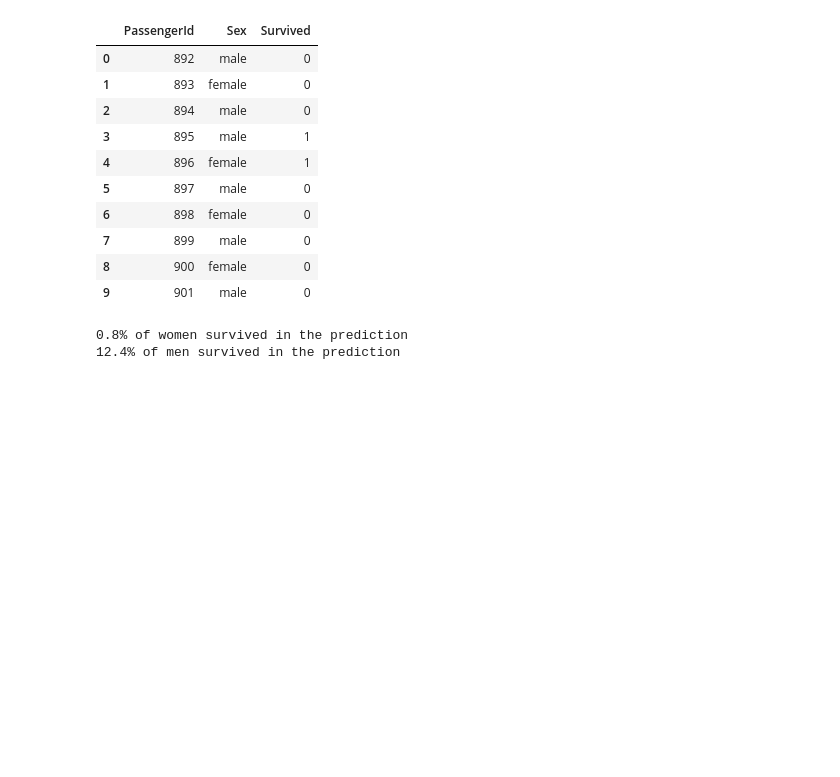
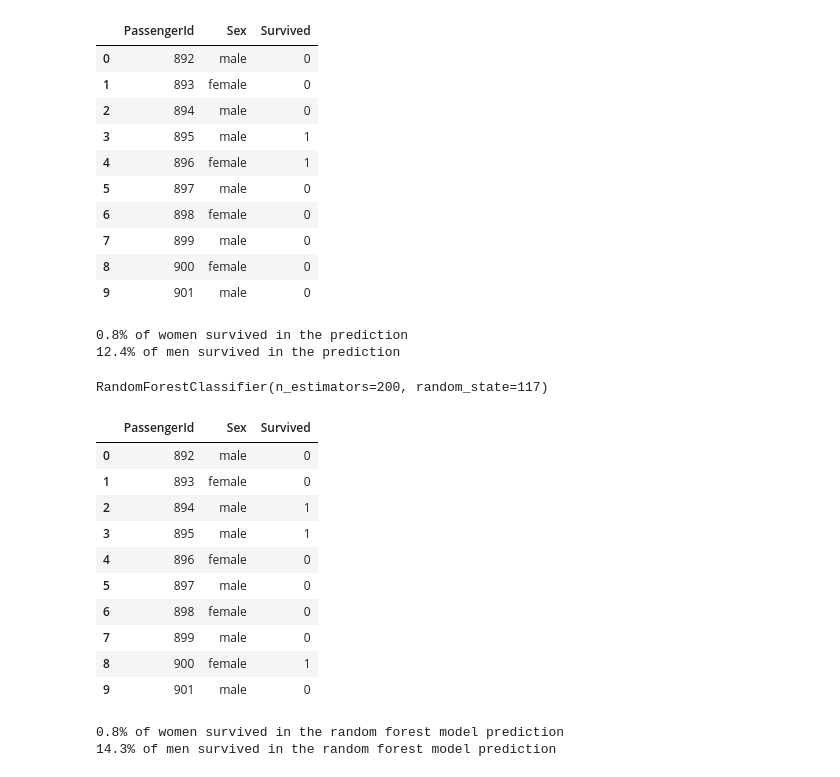
Before and after one commit to chalolowa/myKaggleCompetitions, a Jupyter notebook: titanic-survival-prediction.ipynb, the cells around one changed output. Saved outputs shown, nothing was run; the diff lists cells and outputs as text; code cells hidden in the pictures; blank space fills up the shorter version.

Commit message:
added Random Forest and Stacking Classifiers

```diff
--- a/titanic-survival-prediction.ipynb
+++ b/titanic-survival-prediction.ipynb
@@ -160,3 +162,49 @@ print(f'{men_percent_pred:.1f}% of men survived in the prediction')
 # %% [output]
 0.8% of women survived in the prediction
 12.4% of men survived in the prediction
+# %%
+# initialize a RandomForestClassifier model
+rf_model = RandomForestClassifier(
+    n_estimators=200,
+    random_state=117
+)
+
+#fit the RFC model
+rf_model.fit(X_train, Y_train)
+# %% [output]
+RandomForestClassifier(n_estimators=200, random_state=117)
+# %%
+# make predictions on the random forest model
+rf_pred = rf_model.predict(X_test)
+
+# create a predictions and test data table from the rf model predictions
+rf_pred_table = pd.DataFrame({'PassengerId': test_data.PassengerId, 'Sex': test_data.Sex, 'Survived': rf_pred})
+rf_pred_table.head(10)
+# %% [output]
+|  | PassengerId | Sex | Survived |
+| 0 | 892 | male | 0 |
+| 1 | 893 | female | 0 |
+| 2 | 894 | male | 1 |
+| 3 | 895 | male | 1 |
+| 4 | 896 | female | 0 |
+| 5 | 897 | male | 0 |
+| 6 | 898 | female | 0 |
+| 7 | 899 | male | 0 |
+| 8 | 900 | female | 1 |
+| 9 | 901 | male | 0 |
+# %%
+# check the percentage of men who survived in rf_model predictions
+rf_men_pred = rf_pred_table.loc[rf_pred_table.Sex == 'male']['Survived']
+men_percent_rf = (sum(rf_men_pred)/len(rf_men_pred))*100
+
+# check the percentage of women who survived in the rf_model predictions
+rf_women_pred = rf_pred_table.loc[rf_pred_table.Sex == 'female']['Survived']
+women_percent_rf = (sum(rf_women_pred)/len(rf_women_pred))
+
+# print the percentages of men and women survivors in the predictions for comparison with the train data and the assumed hypothetical
+print(f'{women_percent_rf:.1f}% of women survived in the random forest model prediction')
+
+print(f'{men_percent_rf:.1f}% of men survived in the random forest model prediction')
+# %% [output]
+0.8% of women survived in the random forest model prediction
+14.3% of men survived in the random forest model prediction
```
Also changed, not shown: parts of 5 cells of this notebook.
